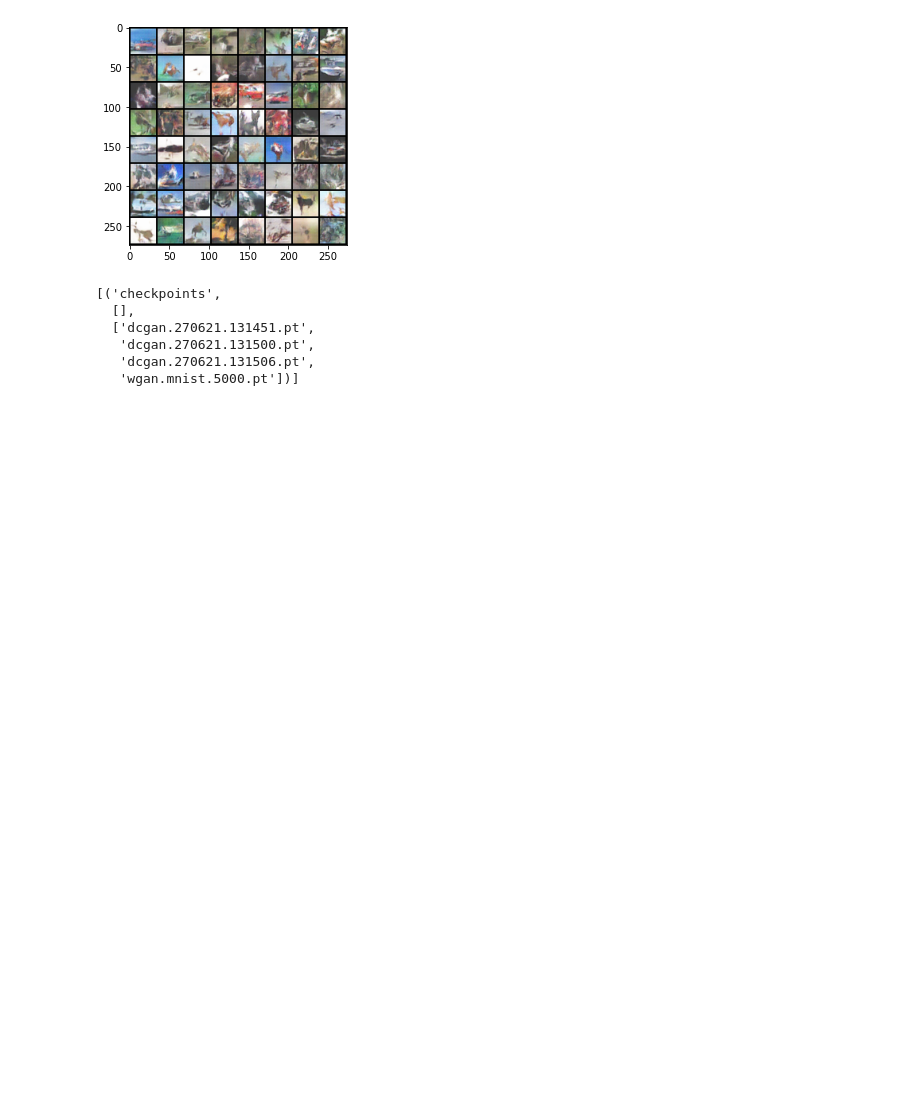
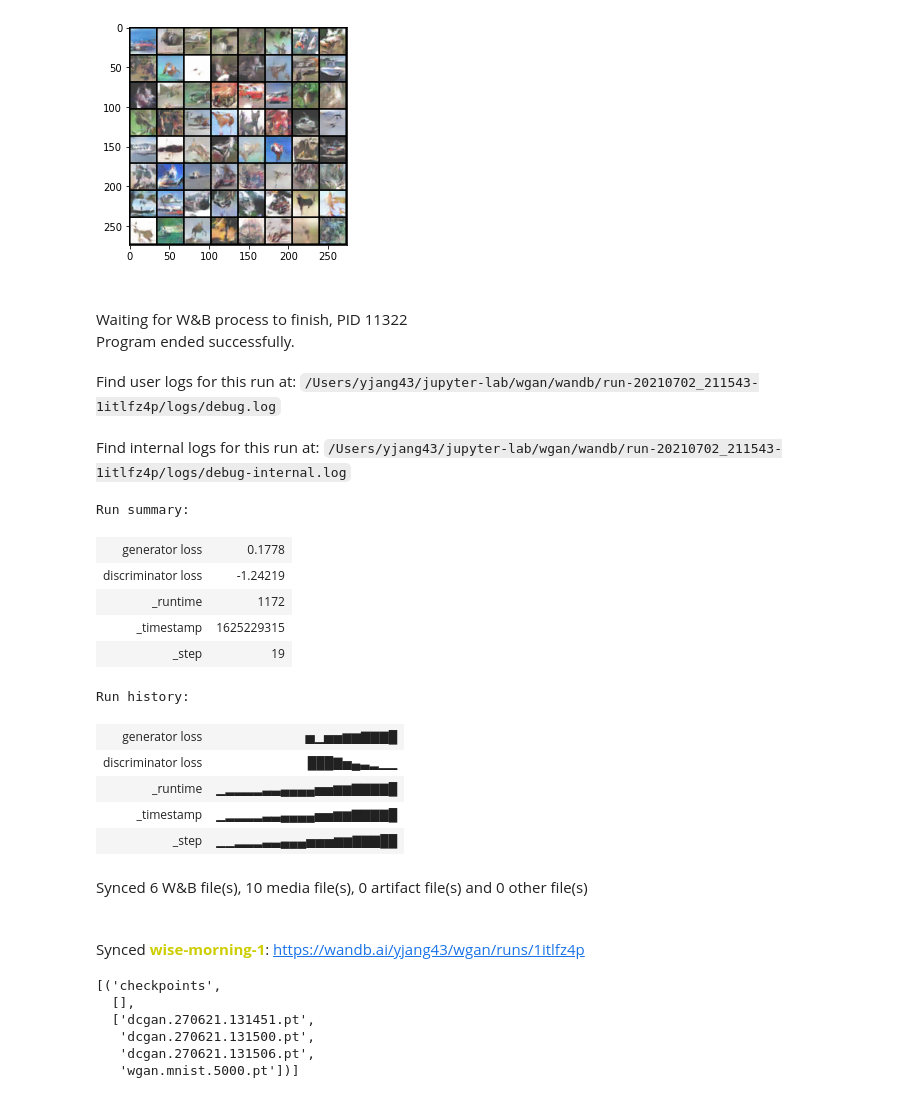
Before and after one commit to yjang43/WassersteinGAN, a Jupyter notebook: train.ipynb, the cells around one changed output. Cells and saved outputs as stored; diff of their text form; code cells hidden in the pictures; blank space fills up the shorter version.

Commit message:
Add logging with wandb

```diff
--- a/train.ipynb
+++ b/train.ipynb
@@ -178,6 +207,28 @@ with torch.no_grad():
 plot_images(imgs)
 # %% [output]
 [figure]
+# %%
+# finish wandb
+wandb.finish()
+# %% [output]
+Waiting for W&B process to finish, PID 11322
+Program ended successfully.
+Find user logs for this run at: /Users/yjang43/jupyter-lab/wgan/wandb/run-20210702_211543-1itlfz4p/logs/debug.log
+Find internal logs for this run at: /Users/yjang43/jupyter-lab/wgan/wandb/run-20210702_211543-1itlfz4p/logs/debug-internal.log
+Run summary:
+| generator loss | 0.1778 |
+| discriminator loss | -1.24219 |
+| _runtime | 1172 |
+| _timestamp | 1625229315 |
+| _step | 19 |
+Run history:
+| generator loss | ▅▁▅▅▆▆▇▇▇█ |
+| discriminator loss | ███▇▅▄▃▂▁▁ |
+| _runtime | ▁▂▂▂▂▃▃▄▄▄▄▅▅▆▆▇▇▇▇█ |
+| _timestamp | ▁▂▂▂▂▃▃▄▄▄▄▅▅▆▆▇▇▇▇█ |
+| _step | ▁▁▂▂▂▃▃▄▄▄▅▅▅▆▆▇▇▇██ |
+Synced 6 W&B file(s), 10 media file(s), 0 artifact file(s) and 0 other file(s)
+Synced wise-morning-1: https://wandb.ai/yjang43/wgan/runs/1itlfz4p
 # %%
 import time
 import os
```
Also changed, not shown: parts of 6 cells of this notebook, 2 other files.
